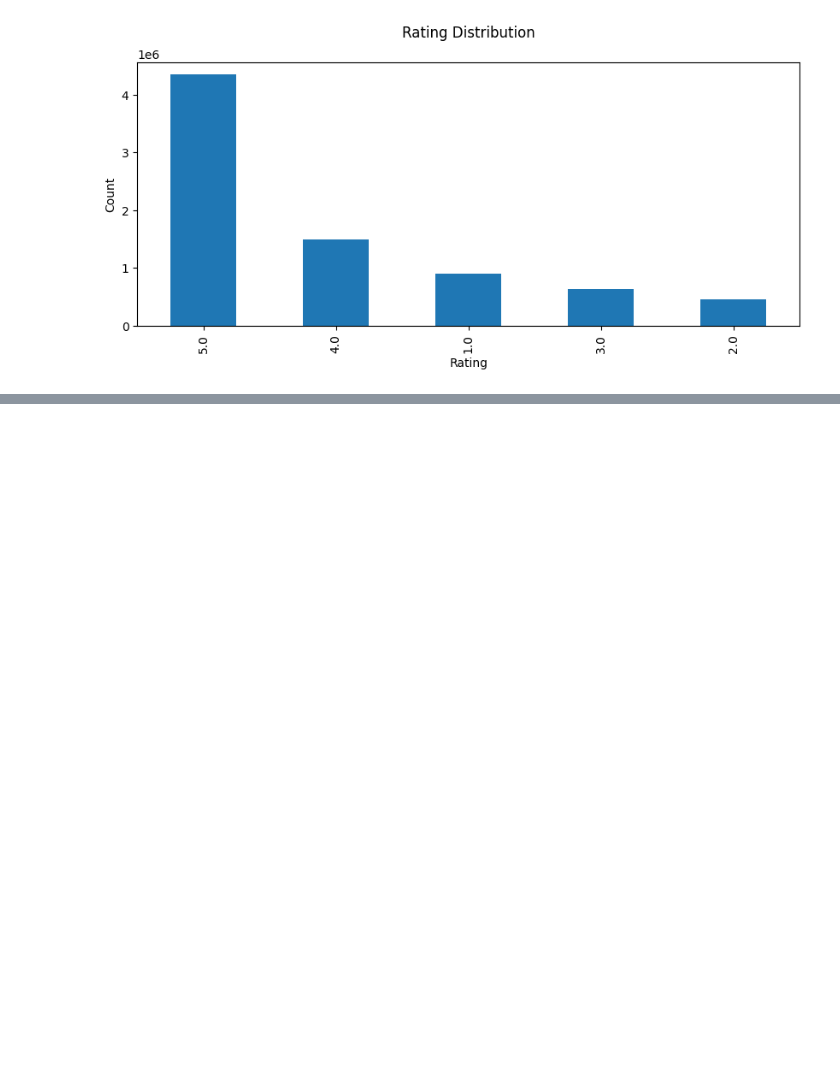
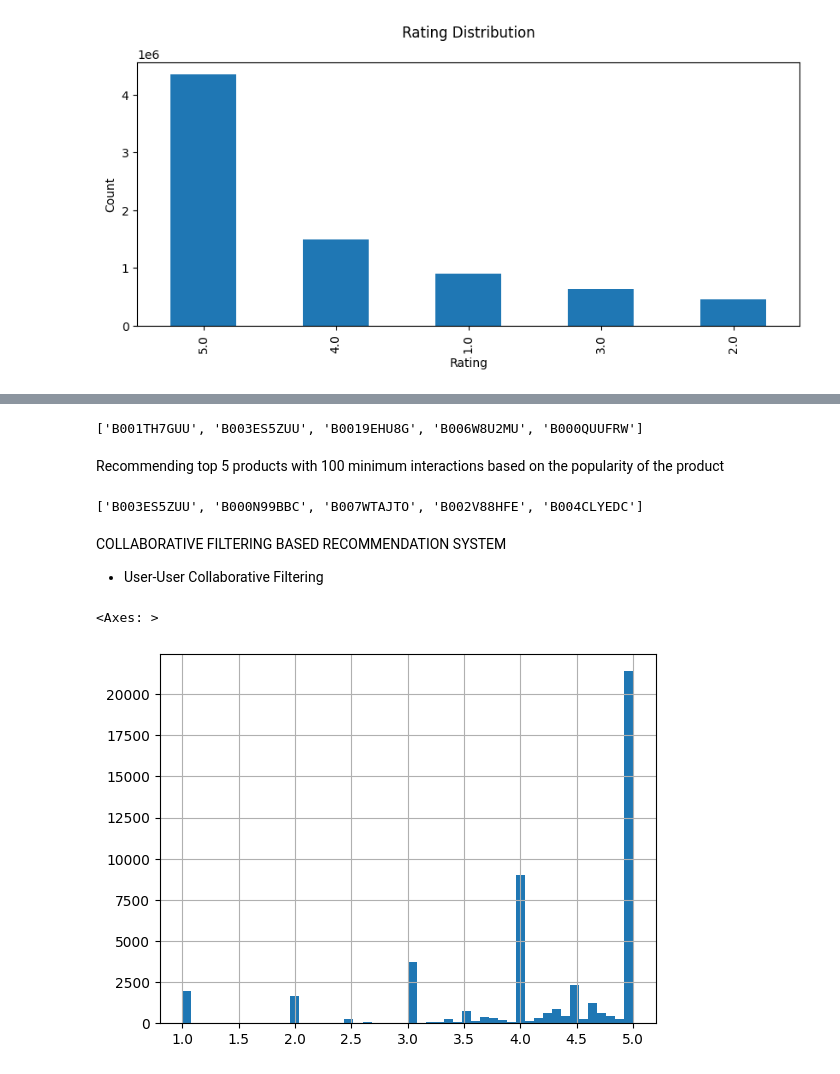
Before and after one commit to CIT-GDSC/data-science-field, a Jupyter notebook: productRecomendationSystem/system.ipynb, the cells around one changed output, grey strips where cells are left out. Cells and saved outputs as stored; diff of their text form; code cells hidden in the pictures; blank space fills up the shorter version.

Commit message:
data
Signed-off-by: Gibson Kemboi <gibsonsgibson88@gmail.com>

```diff
--- a/productRecomendationSystem/system.ipynb
+++ b/productRecomendationSystem/system.ipynb
@@ -101,0 +132,3 @@ plt.show()
+# %%
+counts = df['user_id'].value_counts()
+df_final = df[df['user_id'].isin(counts[counts >= 50].index)]
@@ -101,0 +182,16 @@ plt.show()
+# %%
+import numpy as np
+
+#Calculate the average rating for each product
+average_rating = df_final.groupby('prod_id')['rating'].apply(lambda x: np.mean(pd.to_numeric(x, errors='coerce')))
+
+#Calculate the count of ratings for each product
+count_rating = df_final.groupby('prod_id').count()['rating']
+
+#Create a dataframe with calculated average and count of ratings
+final_rating = pd.DataFrame({'avg_rating':average_rating, 'rating_count':count_rating})
+
+#Sort the dataframe by average of ratings
+final_rating = final_rating.sort_values(by='avg_rating',ascending=False)
+
+final_rating.head()
@@ -101,0 +217,19 @@ plt.show()
+# %%
+list(top_n_products(final_rating, 5, 50))
+# %% [output]
+['B001TH7GUU', 'B003ES5ZUU', 'B0019EHU8G', 'B006W8U2MU', 'B000QUUFRW']
+# %% [markdown]
+Recommending top 5 products with 100 minimum interactions based on the popularity of the product
+# %%
+list(top_n_products(final_rating, 5, 100))
+# %% [output]
+['B003ES5ZUU', 'B000N99BBC', 'B007WTAJTO', 'B002V88HFE', 'B004CLYEDC']
+# %% [markdown]
+COLLABORATIVE FILTERING BASED RECOMMENDATION SYSTEM
+
+- User-User Collaborative Filtering
+# %%
+final_rating['avg_rating'].hist(bins=50)
+# %% [output]
+<Axes: >
+[figure, added]
```
Also changed, not shown: parts of 14 cells of this notebook, 1 other file.
